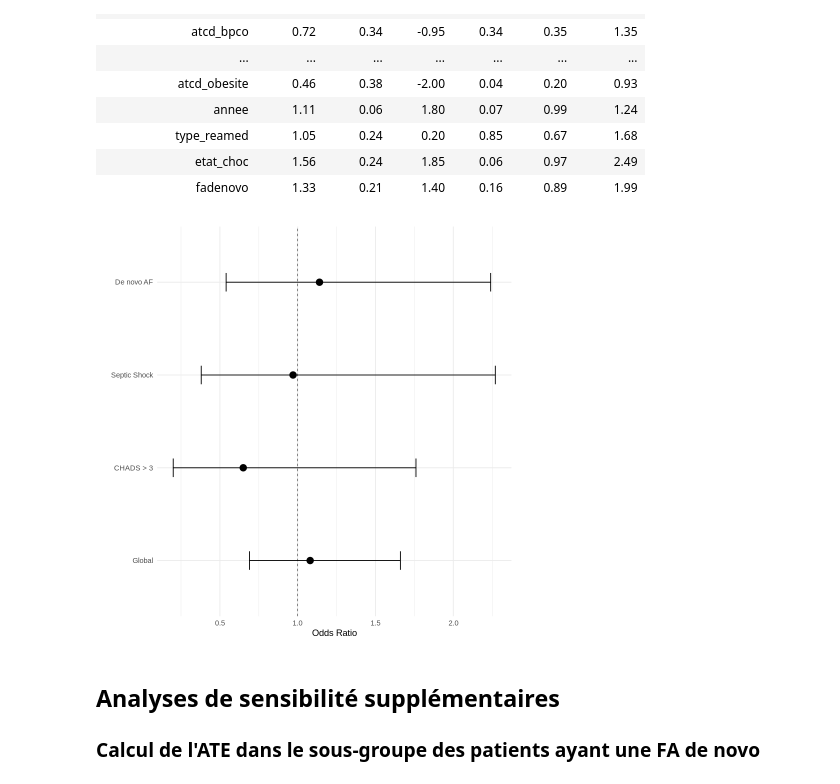
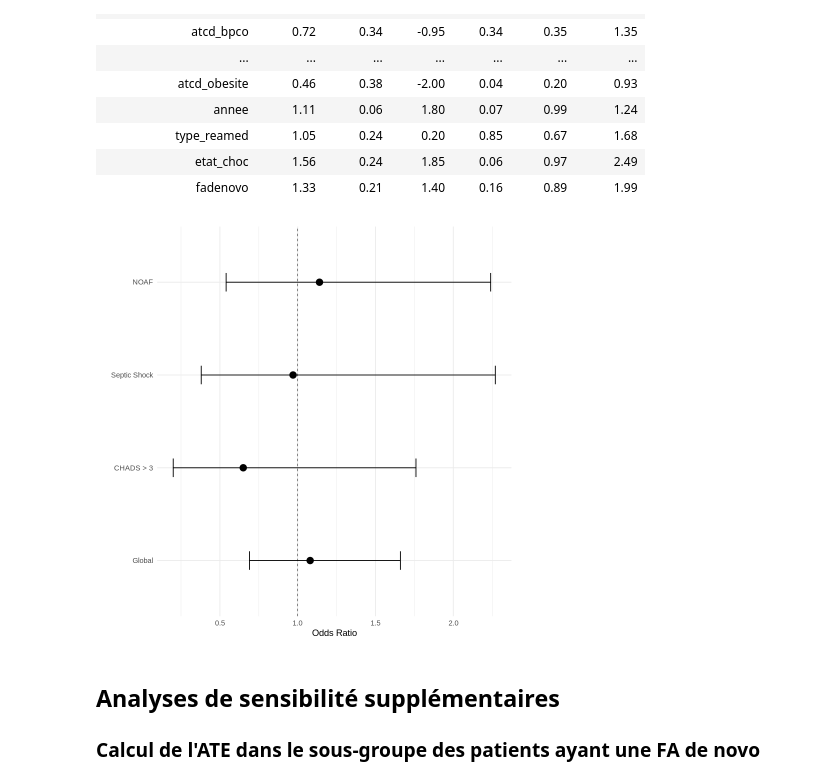
Before and after one commit to mouettedebeton/R_acfa_eds_i2b2, a Jupyter notebook: modele_stat.ipynb, the cells around one changed output. Saved outputs shown, nothing was run; the diff lists cells and outputs as text; code cells hidden in the pictures.

```diff
--- a/modele_stat.ipynb
+++ b/modele_stat.ipynb
@@ -753,7 +841,7 @@ mv_ischemie <- glm(ischemie_cerebrale ~ volonte_anticoag + sex_cd + age_at_stay_
                                                     atcd_ins_cardiaque + atcd_ins_renale + atcd_obesite + annee + type_rea + etat_choc + fadenovo,
               data=collect(sejours_rea_48_heures), family="binomial") %>%
               broom::tidy(exponentiate = TRUE, conf.int = TRUE) %>%
-              mutate(across(where(is.numeric), round, digits = 2))
+              mutate(across(where(is.numeric), .fns = ~round(., digits = 2)))
 
 mv_ischemie
 # %% [output]
@@ -1063,7 +1151,7 @@ mv_ischemie_fadenovo <- glm(ischemie_cerebrale ~ volonte_anticoag + sex_cd + age
                                                     atcd_ins_cardiaque + atcd_ins_renale + atcd_obesite + annee + type_rea + etat_choc,
               data=collect(sejours_rea_48_heures %>% filter (fadenovo == 1)), family="binomial") %>%
     broom::tidy(exponentiate = TRUE, conf.int = TRUE) %>%
-    mutate(across(where(is.numeric), round, digits = 2))
+    mutate(across(where(is.numeric), .fns = ~round(., digits = 2)))
 
 mv_ischemie_fadenovo
 # %% [output]
@@ -1103,7 +1191,7 @@ mv_ischemie_choc_septique <- glm(ischemie_cerebrale ~ volonte_anticoag + sex_cd
                                                     atcd_ins_cardiaque + atcd_ins_renale + atcd_obesite + annee + type_rea + fadenovo,
               data=collect(sejours_rea_48_heures %>% filter (choc_septique == 1)), family="binomial") %>%
     broom::tidy(exponentiate = TRUE, conf.int = TRUE) %>%
-    mutate(across(where(is.numeric), round, digits = 2))
+    mutate(across(where(is.numeric), .fns = ~round(., digits = 2)))
 
 mv_ischemie_choc_septique
 # %% [output]
@@ -1143,7 +1231,7 @@ mv_ischemie_chads_3 <- glm(ischemie_cerebrale ~ volonte_anticoag + sex_cd + age_
                                                     atcd_ins_cardiaque + atcd_ins_renale + atcd_obesite + annee + type_rea + etat_choc + fadenovo,
               data=collect(sejours_rea_48_heures %>% filter (chads_vasc > 3)), family="binomial") %>%
     broom::tidy(exponentiate = TRUE, conf.int = TRUE) %>%
-    mutate(across(where(is.numeric), round, digits = 2))
+    mutate(across(where(is.numeric), .fns = ~round(., digits = 2)))
 
 mv_ischemie_chads_3
 # %% [output]
@@ -1202,21 +1293,21 @@ A tibble: 18 × 7
 # %%
 bind_rows(lst(mv_ischemie, mv_ischemie_chads_3, mv_ischemie_choc_septique, mv_ischemie_fadenovo), .id = "id") %>%
     filter(term == 'volonte_anticoag') %>%
     mutate(id = case_when(
         id == "mv_ischemie" ~ "Global",
         id == "mv_ischemie_chads_3" ~ "CHADS > 3",
         id == "mv_ischemie_choc_septique" ~ "Septic Shock",
-        id == "mv_ischemie_fadenovo" ~ "De novo AF"
+        id == "mv_ischemie_fadenovo" ~ "NOAF"
         )) %>%
-    ggplot + aes(x = estimate, y = fct_relevel(id, "Global", "CHADS > 3", "Septic Shock", "De novo AF")) +
+    ggplot + aes(x = estimate, y = fct_relevel(id, "Global", "CHADS > 3", "Septic Shock", "NOAF")) +
     geom_vline(aes(xintercept = 1), size = .25, linetype = "dashed") +
     geom_errorbarh(aes(xmin = conf.low, xmax = conf.high), size = .5, height = .2) +
     geom_point(size = 3.5, color = "black") +
     labs(x = "Odds Ratio",
          y = "") +
     theme_minimal()
 # %% [output]
-[figure, old version]
+[figure, new version]
 # %% [markdown]
 ## Analyses de sensibilité supplémentaires
 ### Calcul de l'ATE dans le sous-groupe des patients ayant une FA de novo
```
Also changed, not shown: parts of 57 cells of this notebook, 3 other files.
